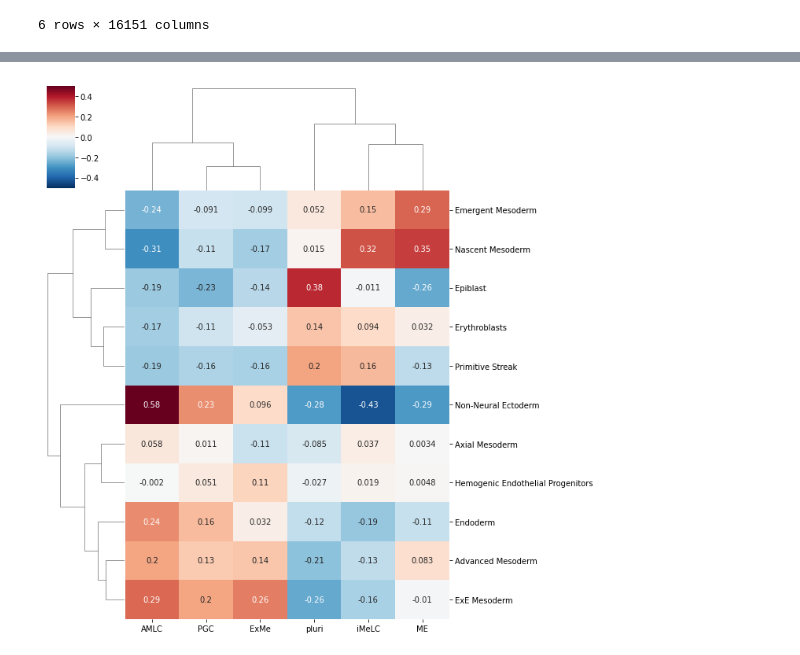
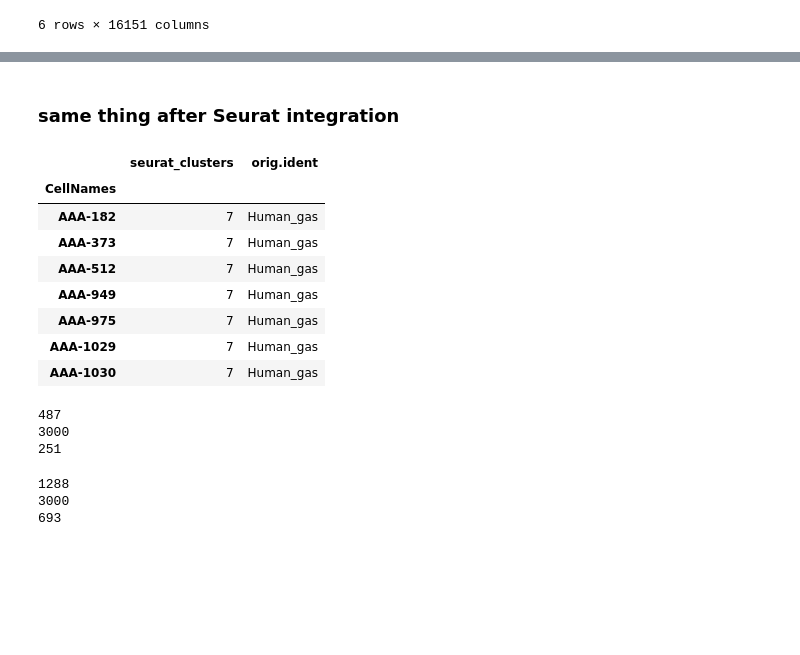
Before and after one commit to idse/PGCs, a Jupyter notebook: transcription/scRNAseq/humanGastrula_final.ipynb, the cells around one changed output, grey strips where cells are left out. Drawn from its saved outputs; the diff is of its cells as text; code cells hidden in the pictures; blank space fills up the shorter version.

Commit message:
updates after revision

```diff
--- a/transcription/scRNAseq/humanGastrula_final.ipynb
+++ b/transcription/scRNAseq/humanGastrula_final.ipynb
@@ -421,9 +512,2 @@ plt.savefig(ourdataDir + 'correlate_gastrula_subcluster_hvg.png')
-# %%
-M = cluster_means_zscore[MP_s2].T
-N = MP_cluster_means_zscore[MP_c2].T
-clustercorr = scprep.stats.pairwise_correlation(M, N)
-clustercorr_df = pd.DataFrame(clustercorr,columns=N.columns,index=M.columns)
-sb.clustermap(clustercorr_df, cbar=True, annot=True,vmax=0.5, vmin=-0.5,cmap='RdBu_r')
-plt.savefig(ourdataDir + 'correlate_gastrula_cluster_hvg.png')
-# %% [output]
-[figure, removed]
+# %% [markdown]
+### same thing after Seurat integration
@@ -429,0 +519,22 @@ plt.savefig(ourdataDir + 'correlate_gastrula_cluster_hvg.png')
+# %%
+intdir = '/Users/idse/Dropbox/220216_CraigIdse48_72_96h/Different_Integrations/'
+gastrula_MP42 = pd.read_csv(intdir + '1_2/' + 'MP42h_gastrula_Seurat_Integration_Data.csv',index_col='GeneName')#,sep='\t');
+gastrula_MP42 = gastrula_MP42.T
+# %%
+gastrula_MP42_annotation = pd.read_csv(intdir + '1_2/' + 'MP42h_gastrula_Seurat_Integration_Annotation.csv',index_col='CellNames')
+filtered_index = ['AAA-' + str(id) for id in list(data_sqrt.index)] + list(MP_data_sqrt.index);
+gastrula_MP42_annotation = gastrula_MP42_annotation.loc[filtered_index];
+gastrula_MP42 = gastrula_MP42.loc[filtered_index];
+# %%
+gastrula_new_annotation = gastrula_MP42_annotation[gastrula_MP42_annotation['orig.ident']=='Human_gas'];
+gastrula_new_annotation[(annotation['sub_cluster']=='PGC').to_numpy()]
+# %% [output]
+|  | seurat_clusters | orig.ident |
+| CellNames |  |  |
+| AAA-182 | 7 | Human_gas |
+| AAA-373 | 7 | Human_gas |
+| AAA-512 | 7 | Human_gas |
+| AAA-949 | 7 | Human_gas |
+| AAA-975 | 7 | Human_gas |
+| AAA-1029 | 7 | Human_gas |
+| AAA-1030 | 7 | Human_gas |
@@ -429,0 +554,16 @@ plt.savefig(ourdataDir + 'correlate_gastrula_cluster_hvg.png')
+# %%
+print(len(joint_hvg))
+print(len(gastrula_MP42.columns))
+print(len(set(gastrula_MP42.columns).intersection(joint_hvg)))
+# %% [output]
+487
+3000
+251
+# %%
+print(len(joint_hvg))
+print(len(gastrula_MP42.columns))
+print(len(set(gastrula_MP42.columns).intersection(joint_hvg)))
+# %% [output]
+1288
+3000
+693
```
Also changed, not shown: parts of 27 cells of this notebook, 19 other files.
